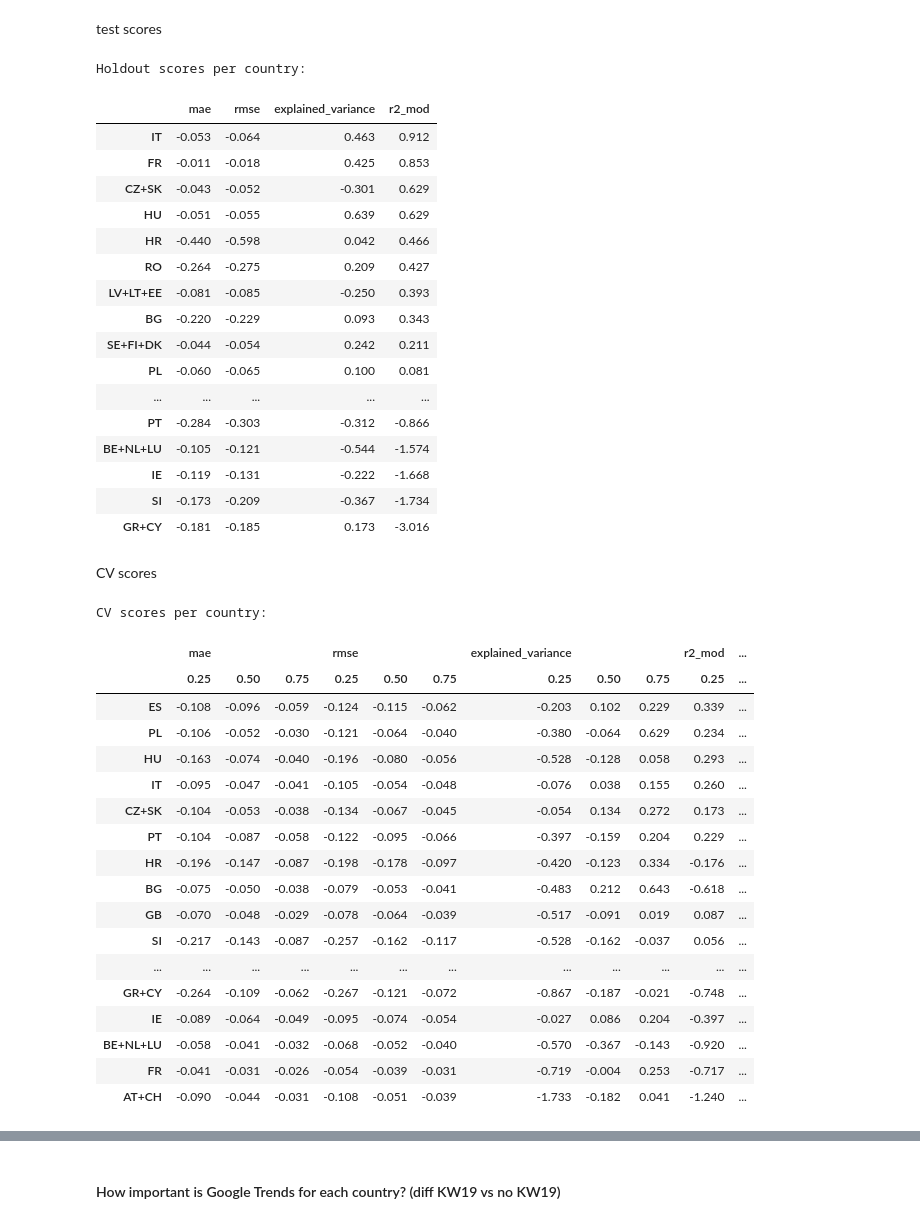
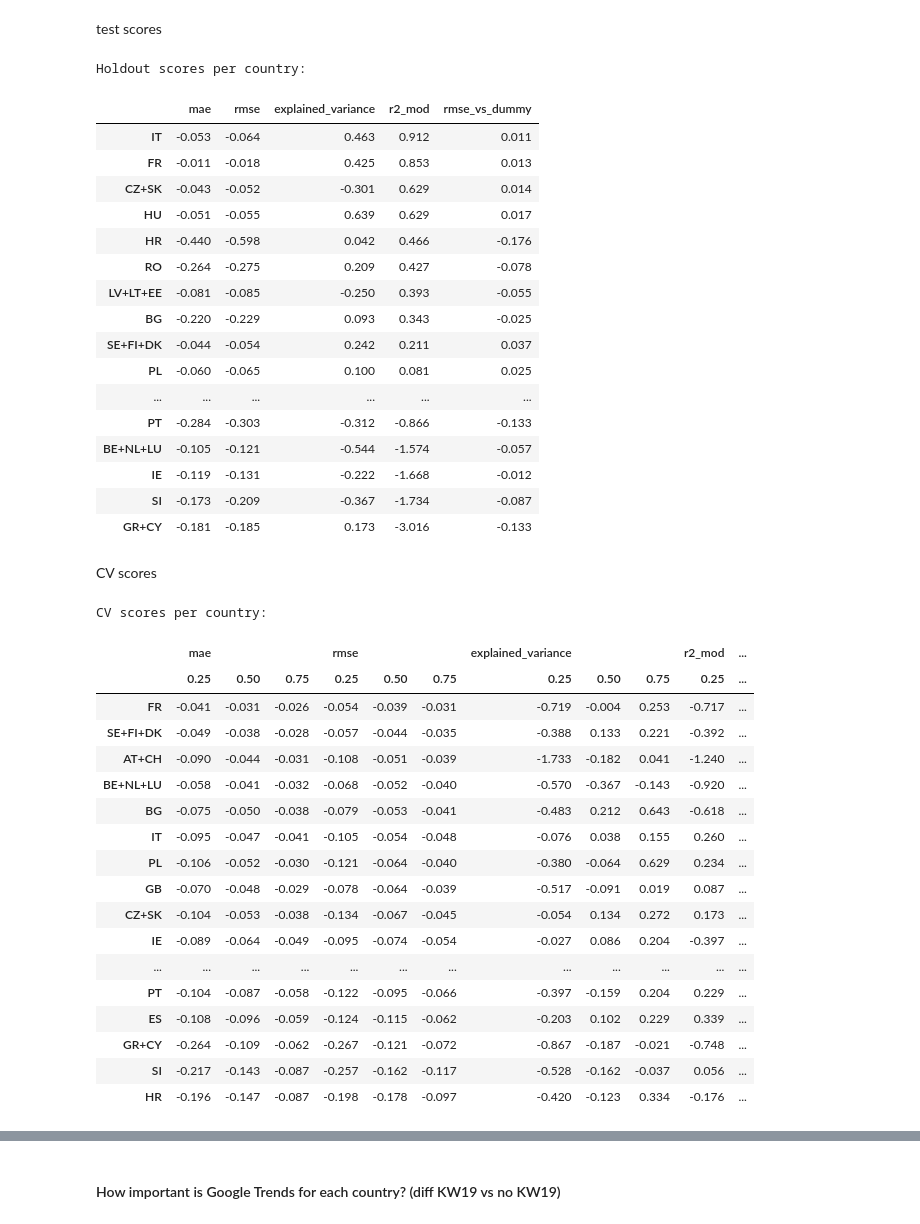
Before and after one commit to bertelsmannstift/eu-migration-forecast, a Jupyter notebook: notebooks/experiments/ensemble-best.ipynb, the cells around one changed output, grey strips where cells are left out. Drawn from its saved outputs; the diff is of its cells as text; code cells hidden in the pictures.

```diff
--- a/notebooks/experiments/ensemble-best.ipynb
+++ b/notebooks/experiments/ensemble-best.ipynb
@@ -215 +234,4 @@ for m in metrics:
+# %%
+test_scores_c_dummy = eumf_eval.score_test_countries(estimators[0], test_stackeds[0])
+cv_scores_c_dummy = eumf_eval.score_cv_countries(estimators[0], train_unstackeds[0], cv_default)
 # %% [markdown]
@@ -217,59 +239,58 @@ for m in metrics:
 # %% [markdown]
 test scores
 # %%
-i = 2
+i = 3
 
-reg = tuners[i].best_estimator_
-
-test_scores_c = eumf_eval.score_test_countries(reg, test_stackeds[i])
+test_scores_c = eumf_eval.score_test_countries(estimators[i], test_stackeds[i])
+test_scores_c["rmse_vs_dummy"] = test_scores_c["rmse"] - test_scores_c_dummy["rmse"]
 print("Holdout scores per country:")
 display(test_scores_c.sort_values(by="r2_mod", ascending=False))
 # %% [output]
 Holdout scores per country:
-|  | mae | rmse | explained_variance | r2_mod |
-| IT | -0.053 | -0.064 | 0.463 | 0.912 |
-| FR | -0.011 | -0.018 | 0.425 | 0.853 |
-| CZ+SK | -0.043 | -0.052 | -0.301 | 0.629 |
-| HU | -0.051 | -0.055 | 0.639 | 0.629 |
-| HR | -0.440 | -0.598 | 0.042 | 0.466 |
-| RO | -0.264 | -0.275 | 0.209 | 0.427 |
-| LV+LT+EE | -0.081 | -0.085 | -0.250 | 0.393 |
-| BG | -0.220 | -0.229 | 0.093 | 0.343 |
-| SE+FI+DK | -0.044 | -0.054 | 0.242 | 0.211 |
-| PL | -0.060 | -0.065 | 0.100 | 0.081 |
-| ... | ... | ... | ... | ... |
-| PT | -0.284 | -0.303 | -0.312 | -0.866 |
-| BE+NL+LU | -0.105 | -0.121 | -0.544 | -1.574 |
-| IE | -0.119 | -0.131 | -0.222 | -1.668 |
-| SI | -0.173 | -0.209 | -0.367 | -1.734 |
-| GR+CY | -0.181 | -0.185 | 0.173 | -3.016 |
+|  | mae | rmse | explained_variance | r2_mod | rmse_vs_dummy |
+| IT | -0.053 | -0.064 | 0.463 | 0.912 | 0.011 |
+| FR | -0.011 | -0.018 | 0.425 | 0.853 | 0.013 |
+| CZ+SK | -0.043 | -0.052 | -0.301 | 0.629 | 0.014 |
+| HU | -0.051 | -0.055 | 0.639 | 0.629 | 0.017 |
+| HR | -0.440 | -0.598 | 0.042 | 0.466 | -0.176 |
+| RO | -0.264 | -0.275 | 0.209 | 0.427 | -0.078 |
+| LV+LT+EE | -0.081 | -0.085 | -0.250 | 0.393 | -0.055 |
+| BG | -0.220 | -0.229 | 0.093 | 0.343 | -0.025 |
+| SE+FI+DK | -0.044 | -0.054 | 0.242 | 0.211 | 0.037 |
+| PL | -0.060 | -0.065 | 0.100 | 0.081 | 0.025 |
+| ... | ... | ... | ... | ... | ... |
+| PT | -0.284 | -0.303 | -0.312 | -0.866 | -0.133 |
+| BE+NL+LU | -0.105 | -0.121 | -0.544 | -1.574 | -0.057 |
+| IE | -0.119 | -0.131 | -0.222 | -1.668 | -0.012 |
+| SI | -0.173 | -0.209 | -0.367 | -1.734 | -0.087 |
+| GR+CY | -0.181 | -0.185 | 0.173 | -3.016 | -0.133 |
 # %% [markdown]
 CV scores
 # %%
-i = 2
-reg = tuners[i].best_estimator_
+i = 3
 
-cv_scores_c = eumf_eval.score_cv_countries(reg, train_unstackeds[i], cv_default)
+cv_scores_c = eumf_eval.score_cv_countries(estimators[i], train_unstackeds[i], cv_default)
+cv_scores_c["rmse_vs_dummy"] = cv_scores_c["rmse"] - cv_scores_c_dummy["rmse"]
 print("CV scores per country:")
 cv_scores_c_agg = eumf_eval.agg_cv_scores(cv_scores_c, level=0, use_quantiles=True)
-display(cv_scores_c_agg.sort_values(by=("r2_mod", 0.5), ascending=False))
+display(cv_scores_c_agg.sort_values(by=("rmse", 0.5), ascending=False))
 # %% [output]
 CV scores per country:
 |  | mae |  |  | rmse |  |  | explained_variance |  |  | r2_mod | ... |
 |  | 0.25 | 0.50 | 0.75 | 0.25 | 0.50 | 0.75 | 0.25 | 0.50 | 0.75 | 0.25 | ... |
+| FR | -0.041 | -0.031 | -0.026 | -0.054 | -0.039 | -0.031 | -0.719 | -0.004 | 0.253 | -0.717 | ... |
+| SE+FI+DK | -0.049 | -0.038 | -0.028 | -0.057 | -0.044 | -0.035 | -0.388 | 0.133 | 0.221 | -0.392 | ... |
+| AT+CH | -0.090 | -0.044 | -0.031 | -0.108 | -0.051 | -0.039 | -1.733 | -0.182 | 0.041 | -1.240 | ... |
+| BE+NL+LU | -0.058 | -0.041 | -0.032 | -0.068 | -0.052 | -0.040 | -0.570 | -0.367 | -0.143 | -0.920 | ... |
+| BG | -0.075 | -0.050 | -0.038 | -0.079 | -0.053 | -0.041 | -0.483 | 0.212 | 0.643 | -0.618 | ... |
+| IT | -0.095 | -0.047 | -0.041 | -0.105 | -0.054 | -0.048 | -0.076 | 0.038 | 0.155 | 0.260 | ... |
+| PL | -0.106 | -0.052 | -0.030 | -0.121 | -0.064 | -0.040 | -0.380 | -0.064 | 0.629 | 0.234 | ... |
+| GB | -0.070 | -0.048 | -0.029 | -0.078 | -0.064 | -0.039 | -0.517 | -0.091 | 0.019 | 0.087 | ... |
+| CZ+SK | -0.104 | -0.053 | -0.038 | -0.134 | -0.067 | -0.045 | -0.054 | 0.134 | 0.272 | 0.173 | ... |
+| IE | -0.089 | -0.064 | -0.049 | -0.095 | -0.074 | -0.054 | -0.027 | 0.086 | 0.204 | -0.397 | ... |
+| ... | ... | ... | ... | ... | ... | ... | ... | ... | ... | ... | ... |
+| PT | -0.104 | -0.087 | -0.058 | -0.122 | -0.095 | -0.066 | -0.397 | -0.159 | 0.204 | 0.229 | ... |
 | ES | -0.108 | -0.096 | -0.059 | -0.124 | -0.115 | -0.062 | -0.203 | 0.102 | 0.229 | 0.339 | ... |
-| PL | -0.106 | -0.052 | -0.030 | -0.121 | -0.064 | -0.040 | -0.380 | -0.064 | 0.629 | 0.234 | ... |
-| HU | -0.163 | -0.074 | -0.040 | -0.196 | -0.080 | -0.056 | -0.528 | -0.128 | 0.058 | 0.293 | ... |
-| IT | -0.095 | -0.047 | -0.041 | -0.105 | -0.054 | -0.048 | -0.076 | 0.038 | 0.155 | 0.260 | ... |
-| CZ+SK | -0.104 | -0.053 | -0.038 | -0.134 | -0.067 | -0.045 | -0.054 | 0.134 | 0.272 | 0.173 | ... |
-| PT | -0.104 | -0.087 | -0.058 | -0.122 | -0.095 | -0.066 | -0.397 | -0.159 | 0.204 | 0.229 | ... |
+| GR+CY | -0.264 | -0.109 | -0.062 | -0.267 | -0.121 | -0.072 | -0.867 | -0.187 | -0.021 | -0.748 | ... |
+| SI | -0.217 | -0.143 | -0.087 | -0.257 | -0.162 | -0.117 | -0.528 | -0.162 | -0.037 | 0.056 | ... |
 | HR | -0.196 | -0.147 | -0.087 | -0.198 | -0.178 | -0.097 | -0.420 | -0.123 | 0.334 | -0.176 | ... |
-| BG | -0.075 | -0.050 | -0.038 | -0.079 | -0.053 | -0.041 | -0.483 | 0.212 | 0.643 | -0.618 | ... |
-| GB | -0.070 | -0.048 | -0.029 | -0.078 | -0.064 | -0.039 | -0.517 | -0.091 | 0.019 | 0.087 | ... |
-| SI | -0.217 | -0.143 | -0.087 | -0.257 | -0.162 | -0.117 | -0.528 | -0.162 | -0.037 | 0.056 | ... |
-| ... | ... | ... | ... | ... | ... | ... | ... | ... | ... | ... | ... |
-| GR+CY | -0.264 | -0.109 | -0.062 | -0.267 | -0.121 | -0.072 | -0.867 | -0.187 | -0.021 | -0.748 | ... |
-| IE | -0.089 | -0.064 | -0.049 | -0.095 | -0.074 | -0.054 | -0.027 | 0.086 | 0.204 | -0.397 | ... |
-| BE+NL+LU | -0.058 | -0.041 | -0.032 | -0.068 | -0.052 | -0.040 | -0.570 | -0.367 | -0.143 | -0.920 | ... |
-| FR | -0.041 | -0.031 | -0.026 | -0.054 | -0.039 | -0.031 | -0.719 | -0.004 | 0.253 | -0.717 | ... |
-| AT+CH | -0.090 | -0.044 | -0.031 | -0.108 | -0.051 | -0.039 | -1.733 | -0.182 | 0.041 | -1.240 | ... |
```
Also changed, not shown: parts of 33 cells of this notebook, 4 other files.
